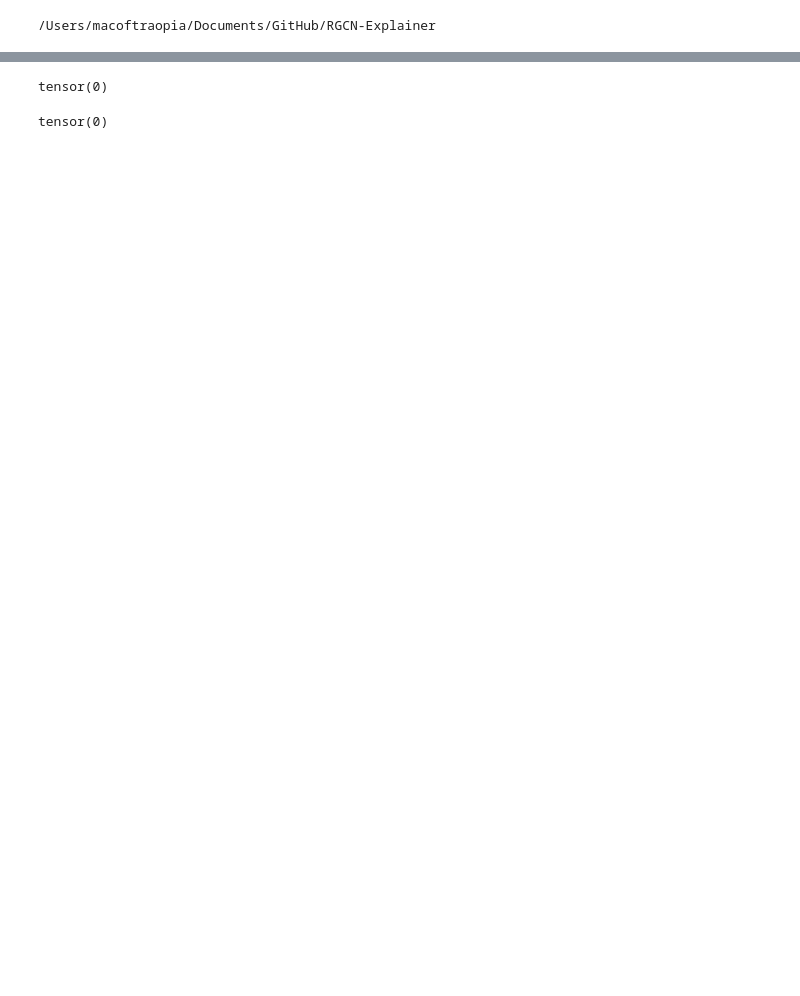
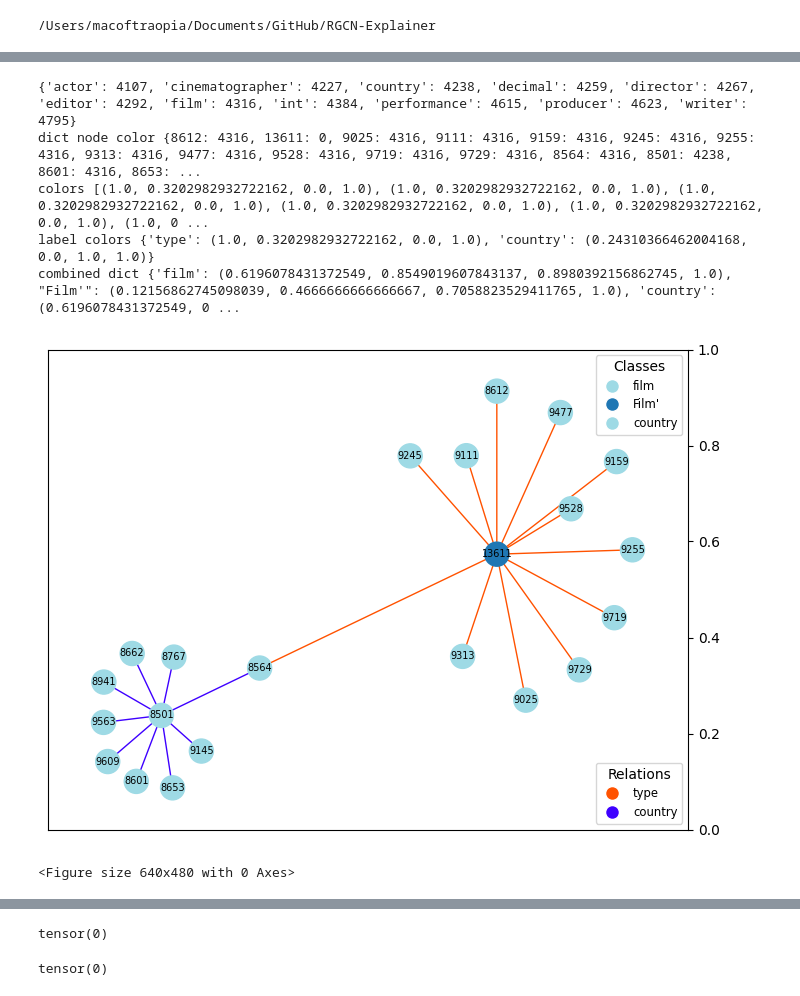
Before and after one commit to traopia/RGCN-Explainer, a Jupyter notebook: RGCN_stuff/visualization.ipynb, the cells around one changed output, grey strips where cells are left out. Cells and saved outputs as stored; diff of their text form; code cells hidden in the pictures; blank space fills up the shorter version.

```diff
--- a/RGCN_stuff/visualization.ipynb
+++ b/RGCN_stuff/visualization.ipynb
@@ -68,5 +37,0 @@ Counter({'publication': 8, 'author': 7})
-# %%
-v = torch.load(f'{path}/masked_ver_thresh{node_idx}')
-h = torch.load(f'{path}/masked_hor_thresh{node_idx}')
-
-edges, weights = visualize(node_idx, n_hop, data, v,threshold,name, result_weights=False, low_threshold=False,experiment_name=None, selected_visualization=True,connected_subgraph=True)
@@ -77,0 +474,57 @@ Counter({'publication': 8, 'author': 6})
+# %%
+# path = 'chk/aifb_chk/exp/init_normal_hops_2_lr_0.5_adaptive_False_size_0.005_sizestd_adaptive_ent_10_type_1_killtype_True_break_no/masked_adj'
+# node_idx = 5857
+# n_hop = 2
+# threshold = 0.5
+# name = 'aifb'
+# data = kg.load(name, torch=True)
+# d_classes(data)
+
+
+
+# path = 'chk/mutag_chk/exp/init_normal_hops_2_lr_0.5_adaptive_False_size_0.0005_sizestd_adaptive_ent_10_type_1_killtype_True_break_no/masked_adj'
+
+# node_idx = 14064#4510
+# n_hop = 2
+# threshold = 0.5
+# name = 'mutag'
+# data = kg.load(name, torch=True)
+# d_classes(data)
+
+# path = '/Users/macoftraopia/Documents/GitHub/RGCN-Explainer/chk/dbo_gender_chk/exp/exp/init_normal_hops_2_lr_0.1_adaptive_False_size_0.0005_sizestd_adaptive_ent_1_type_1_killtype_False_break_no/masked_adj'
+# node_idx = 7823#7130
+# n_hop = 2
+# threshold = 0.5
+# name = 'dbo_gender'
+# data = torch.load(f'data/DBO/finals/{name}.pt')
+# data.triples = torch.Tensor(data.triples).to(int)
+# data.withheld = torch.Tensor(data.withheld).to(int)
+# data.training = torch.Tensor(data.training).to(int)
+# d_classes(data)
+
+
+path = 'chk/IMDb_us_chk/hops_2_size_5e-05_lr_0.1_ent_1_killtype_False_init_normal_exp__break_wrong_pred/masked_adj'
+node_idx = 9547
+n_hop = 2
+threshold = 0.5
+name = 'IMDb_us'
+data = torch.load(f'data/IMDB/finals/{name}.pt')
+data.triples = torch.Tensor(data.triples).to(int)
+data.withheld = torch.Tensor(data.withheld).to(int)
+data.training = torch.Tensor(data.training).to(int)
+d_classes(data,name)
+
+
+v = torch.load(f'{path}/masked_ver{node_idx}')
+h = torch.load(f'{path}/masked_hor{node_idx}')
+h_t, v_t,t,t = threshold_mask(h,v,data,20)
+# v_t = convert_binary(v)
+edges, weights = visualize(node_idx, n_hop, data, v_t,h_t,threshold,name, result_weights=False, low_threshold=False,experiment_name=None, selected_visualization=True,connected_subgraph=False,make_connected=True)
+# %% [output]
+{'actor': 4107, 'cinematographer': 4227, 'country': 4238, 'decimal': 4259, 'director': 4267, 'editor': 4292, 'film': 4316, 'int': 4384, 'performance': 4615, 'producer': 4623, 'writer': 4795}
+dict node color {8612: 4316, 13611: 0, 9025: 4316, 9111: 4316, 9159: 4316, 9245: 4316, 9255: 4316, 9313: 4316, 9477: 4316, 9528: 4316, 9719: 4316, 9729: 4316, 8564: 4316, 8501: 4238, 8601: 4316, 8653: ...
+colors [(1.0, 0.3202982932722162, 0.0, 1.0), (1.0, 0.3202982932722162, 0.0, 1.0), (1.0, 0.3202982932722162, 0.0, 1.0), (1.0, 0.3202982932722162, 0.0, 1.0), (1.0, 0.3202982932722162, 0.0, 1.0), (1.0, 0 ...
+label colors {'type': (1.0, 0.3202982932722162, 0.0, 1.0), 'country': (0.24310366462004168, 0.0, 1.0, 1.0)}
+combined dict {'film': (0.6196078431372549, 0.8549019607843137, 0.8980392156862745, 1.0), "Film'": (0.12156862745098039, 0.4666666666666667, 0.7058823529411765, 1.0), 'country': (0.6196078431372549, 0 ...
+[figure, added]
+<Figure size 640x480 with 0 Axes>
```
Also changed, not shown: parts of 17 cells of this notebook, 19 other files.
